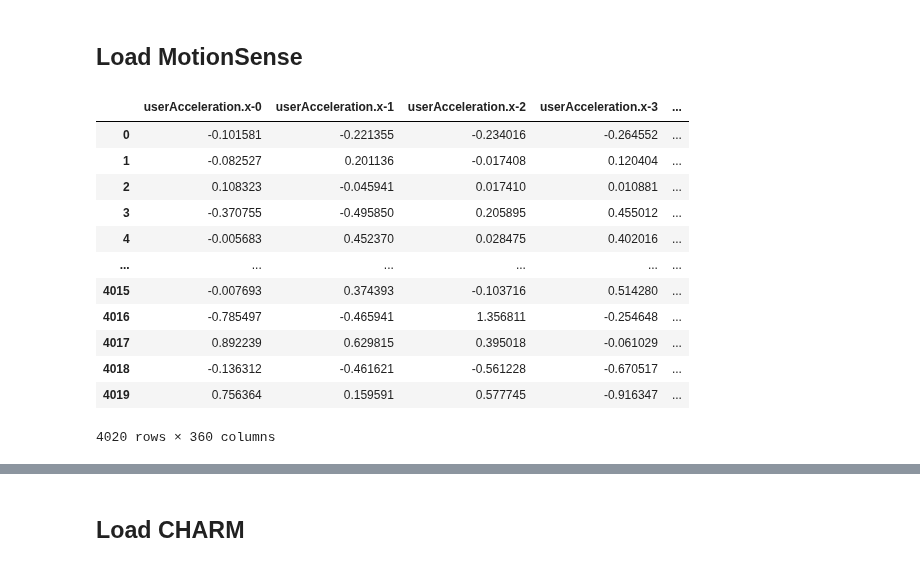
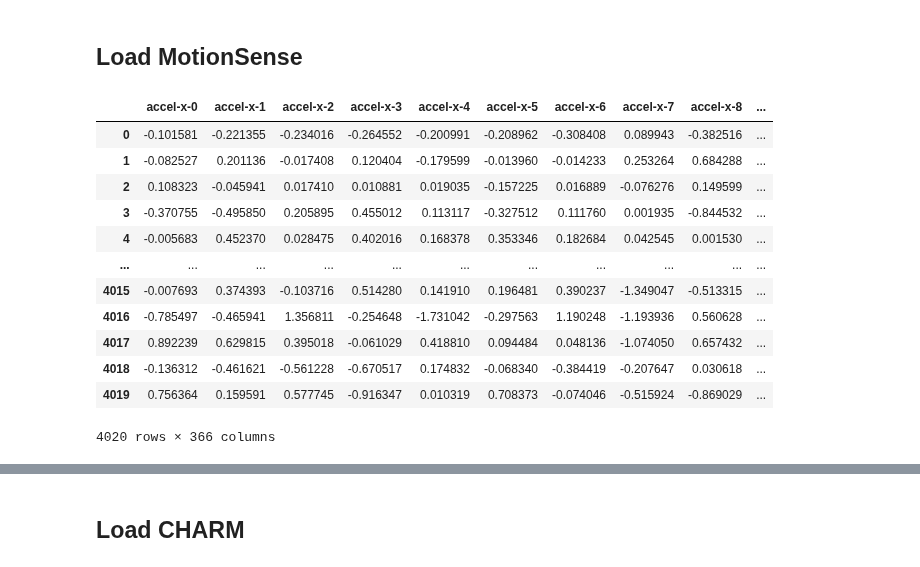
Before and after one commit to otavioon/librep-hiaac, a Jupyter notebook: experiments/Crossvalidation_experiments/UMAP/Without Normalization/Base_KuHar_and_CHARM_target_Motion.ipynb, the cells around one changed output, grey strips where cells are left out. Cells and saved outputs as stored; diff of their text form; code cells hidden in the pictures.

Commit message:
Fix the views that are selections

```diff
--- a/experiments/Crossvalidation_experiments/UMAP/Without Normalization/Base_KuHar_and_CHARM_target_Motion.ipynb
+++ b/experiments/Crossvalidation_experiments/UMAP/Without Normalization/Base_KuHar_and_CHARM_target_Motion.ipynb
@@ -264,22 +294,23 @@ kuhar_test_id_dataset = np.array(['K']*tam)
 # %% [markdown]
 ## Load MotionSense
 # %%
-loader = MotionSenseResampledView20HZ("../../../../../data/views/MotionSense/resampled_view_20Hz", download=False)
-train_val_motion, test_motion = loader.load(concat_train_validation=True)
+loader = MotionSenseResampledView20HZ("../../../../../data/views/MotionSense/balanced_20Hz-v1")
 # %%
-train_val_motion.data.iloc[:,1:-6]
+# Motionsense dataframe
+train_val_motion, test_motion = loader.load(concat_train_validation=True)
+train_val_motion.data
 # %% [output]
-|  | userAcceleration.x-0 | userAcceleration.x-1 | userAcceleration.x-2 | userAcceleration.x-3 | ... |
-| 0 | -0.101581 | -0.221355 | -0.234016 | -0.264552 | ... |
-| 1 | -0.082527 | 0.201136 | -0.017408 | 0.120404 | ... |
-| 2 | 0.108323 | -0.045941 | 0.017410 | 0.010881 | ... |
-| 3 | -0.370755 | -0.495850 | 0.205895 | 0.455012 | ... |
-| 4 | -0.005683 | 0.452370 | 0.028475 | 0.402016 | ... |
-| ... | ... | ... | ... | ... | ... |
-| 4015 | -0.007693 | 0.374393 | -0.103716 | 0.514280 | ... |
-| 4016 | -0.785497 | -0.465941 | 1.356811 | -0.254648 | ... |
-| 4017 | 0.892239 | 0.629815 | 0.395018 | -0.061029 | ... |
-| 4018 | -0.136312 | -0.461621 | -0.561228 | -0.670517 | ... |
-| 4019 | 0.756364 | 0.159591 | 0.577745 | -0.916347 | ... |
+|  | accel-x-0 | accel-x-1 | accel-x-2 | accel-x-3 | accel-x-4 | accel-x-5 | accel-x-6 | accel-x-7 | accel-x-8 | ... |
+| 0 | -0.101581 | -0.221355 | -0.234016 | -0.264552 | -0.200991 | -0.208962 | -0.308408 | 0.089943 | -0.382516 | ... |
+| 1 | -0.082527 | 0.201136 | -0.017408 | 0.120404 | -0.179599 | -0.013960 | -0.014233 | 0.253264 | 0.684288 | ... |
+| 2 | 0.108323 | -0.045941 | 0.017410 | 0.010881 | 0.019035 | -0.157225 | 0.016889 | -0.076276 | 0.149599 | ... |
+| 3 | -0.370755 | -0.495850 | 0.205895 | 0.455012 | 0.113117 | -0.327512 | 0.111760 | 0.001935 | -0.844532 | ... |
+| 4 | -0.005683 | 0.452370 | 0.028475 | 0.402016 | 0.168378 | 0.353346 | 0.182684 | 0.042545 | 0.001530 | ... |
+| ... | ... | ... | ... | ... | ... | ... | ... | ... | ... | ... |
+| 4015 | -0.007693 | 0.374393 | -0.103716 | 0.514280 | 0.141910 | 0.196481 | 0.390237 | -1.349047 | -0.513315 | ... |
+| 4016 | -0.785497 | -0.465941 | 1.356811 | -0.254648 | -1.731042 | -0.297563 | 1.190248 | -1.193936 | 0.560628 | ... |
+| 4017 | 0.892239 | 0.629815 | 0.395018 | -0.061029 | 0.418810 | 0.094484 | 0.048136 | -1.074050 | 0.657432 | ... |
+| 4018 | -0.136312 | -0.461621 | -0.561228 | -0.670517 | 0.174832 | -0.068340 | -0.384419 | -0.207647 | 0.030618 | ... |
+| 4019 | 0.756364 | 0.159591 | 0.577745 | -0.916347 | 0.010319 | 0.708373 | -0.074046 | -0.515924 | -0.869029 | ... |
-4020 rows × 360 columns
+4020 rows × 366 columns
 # %%
```
Also changed, not shown: parts of 52 cells of this notebook, 2 other files.
